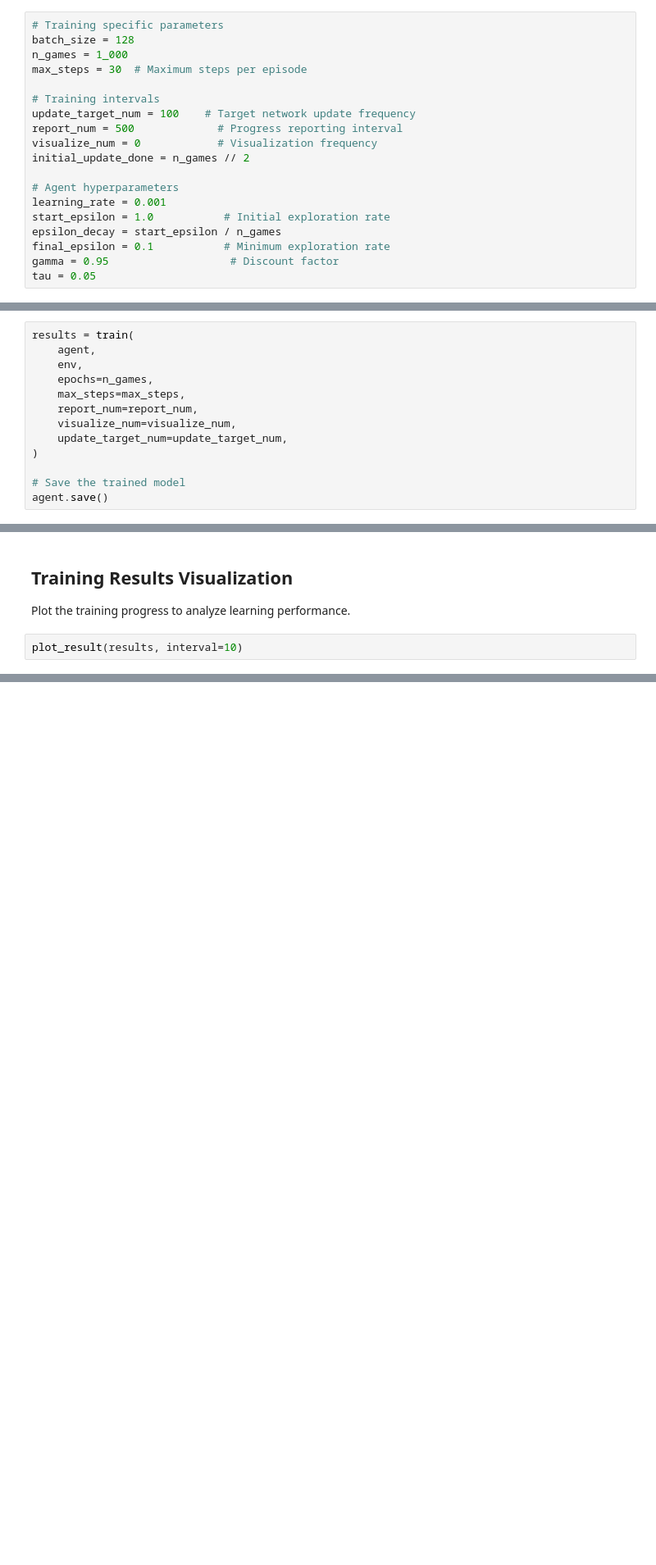
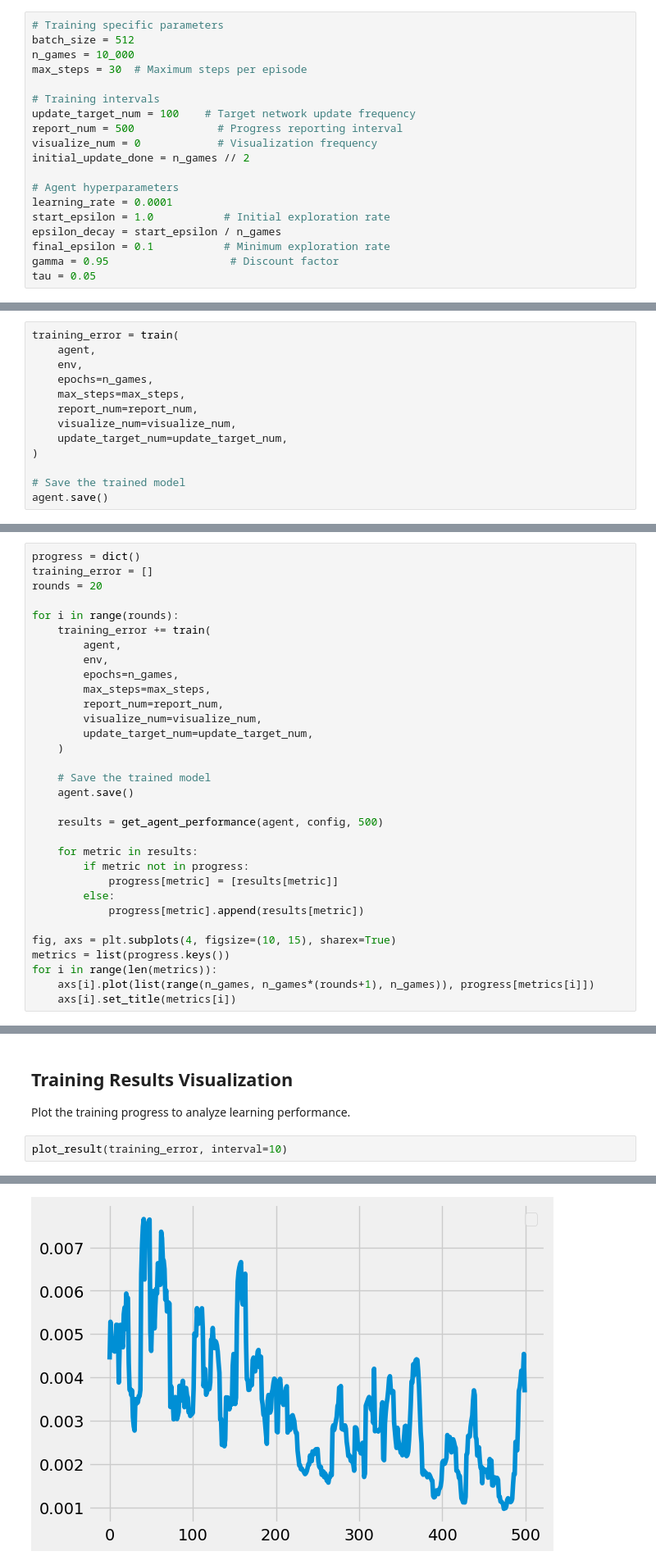
Before and after one commit to patrickbarth/SameGameRL, a Jupyter notebook: samegamerl/experiments/conv_model_experiment.ipynb, the cells around one changed output, grey strips where cells are left out. Shown at 82% size. Drawn from its saved outputs; the diff is of its cells as text; blank space fills up the shorter version.

```diff
--- a/samegamerl/experiments/conv_model_experiment.ipynb
+++ b/samegamerl/experiments/conv_model_experiment.ipynb
@@ -65,8 +66,8 @@ class NeuralNetwork(nn.Module):
 Configuration of training parameters, exploration strategy, and reporting intervals.
 # %%
 # Training specific parameters
-batch_size = 128
-n_games = 1_000
+batch_size = 512
+n_games = 10_000
 max_steps = 30  # Maximum steps per episode
 
 # Training intervals
@@ -76,7 +77,7 @@ visualize_num = 0            # Visualization frequency
 initial_update_done = n_games // 2
 
 # Agent hyperparameters
-learning_rate = 0.001
+learning_rate = 0.0001
 start_epsilon = 1.0           # Initial exploration rate
 epsilon_decay = start_epsilon / n_games
 final_epsilon = 0.1           # Minimum exploration rate
@@ -121,7 +122,7 @@ Model loaded from samegamerl/models/CNN_simple_reward_base.pth
 
 Execute the main training process using the configured parameters.
 # %%
-results = train(
+training_error = train(
     agent,
     env,
     epochs=n_games,
@@ -135,0 +139,32 @@ agent.save()
+# %%
+progress = dict()
+training_error = []
+rounds = 20
+
+for i in range(rounds):
+    training_error += train(
+        agent,
+        env,
+        epochs=n_games,
+        max_steps=max_steps,
+        report_num=report_num,
+        visualize_num=visualize_num,
+        update_target_num=update_target_num,
+    )
+
+    # Save the trained model
+    agent.save()
+
+    results = get_agent_performance(agent, config, 500)
+
+    for metric in results:
+        if metric not in progress:
+            progress[metric] = [results[metric]]
+        else:
+            progress[metric].append(results[metric])
+
+fig, axs = plt.subplots(4, figsize=(10, 15), sharex=True)
+metrics = list(progress.keys())
+for i in range(len(metrics)):
+    axs[i].plot(list(range(n_games, n_games*(rounds+1), n_games)), progress[metrics[i]])
+    axs[i].set_title(metrics[i])
@@ -138,5 +199,5 @@ agent.save()
 
 Plot the training progress to analyze learning performance.
 # %%
-plot_result(results, interval=10)
+plot_result(training_error, interval=10)
 # %% [output]
@@ -144,3 +205,4 @@ NameError: name 'results' is not defined
+[figure, added]
 # %% [markdown]
 ## Agent Evaluation
 
```
Also changed, not shown: parts of 7 cells of this notebook, 8 other files.
